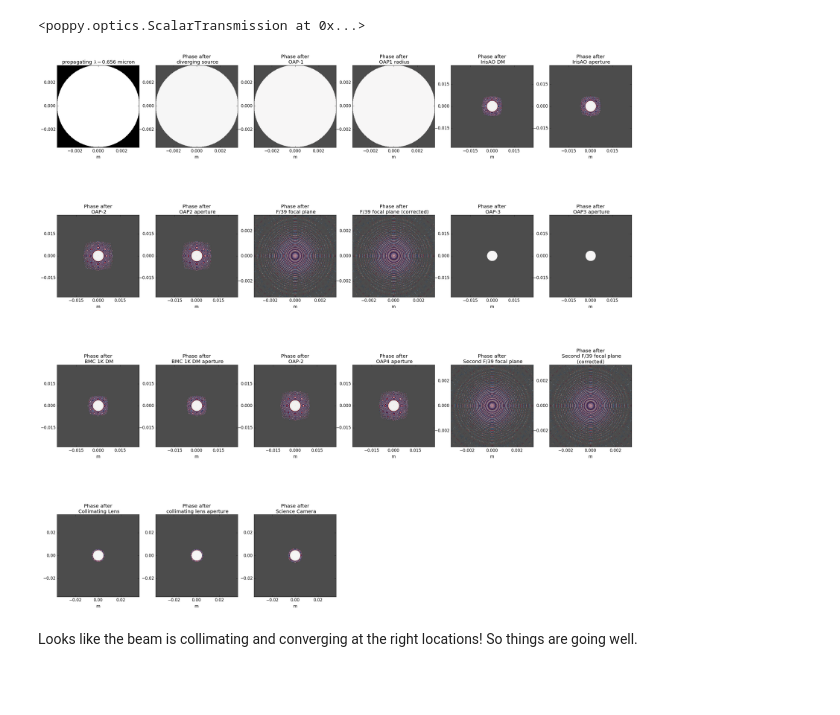
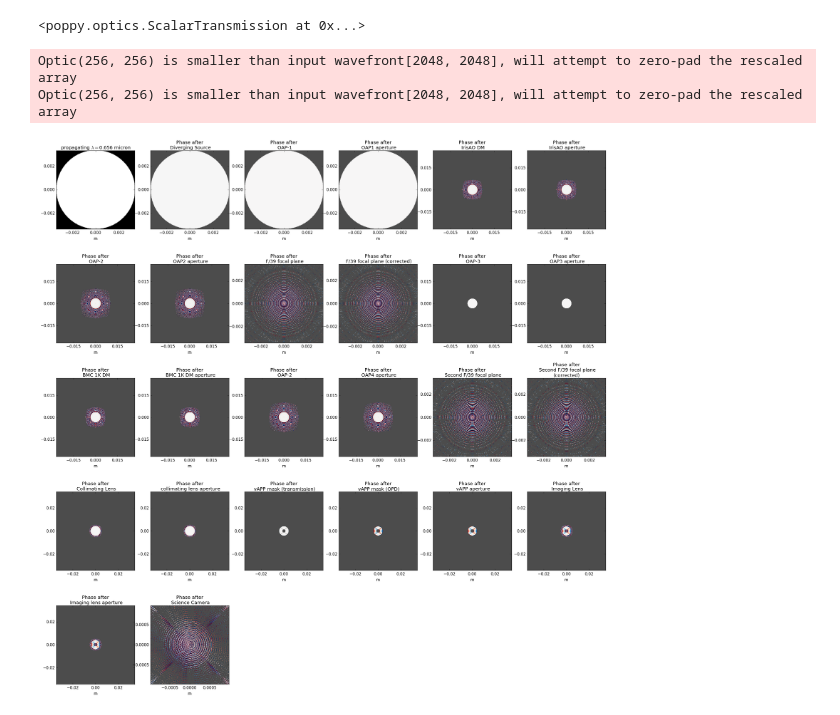
Before and after one commit to jlumbres/UAWFSTB, a Jupyter notebook: UAWFStestbed_phase1_noAberration.ipynb, the cells around one changed output. Cells and saved outputs as stored; diff of their text form; code cells hidden in the pictures; blank space fills up the shorter version.

Commit message:
Updated entrance pupil diameter; added imaging lens, vAPP masks; provide vAPP PSF at end

```diff
--- a/UAWFStestbed_phase1_noAberration.ipynb
+++ b/UAWFStestbed_phase1_noAberration.ipynb
@@ -108,8 +91,26 @@ def surfFITS(file_loc, optic_type, opdunit, name):
+# %%
+vapp_phase_data = fits.open('data/coronagraph/MagAOx_256x256_phase_nograting.fits')[0].data
+vapp_aperture_data = fits.open('data/coronagraph/MagAOx_256x256_amp.fits')[0].data
+
+vAPP_folder = 'data/coronagraph/'
+vAPP_diam = 0.0086 # units: meters. Kelsey selected 8.6mm beam diameter at vAPP.
+vAPP_pixelscl = vAPP_diam/samp # vAPP is sized to whatever the sampling is set.
+
+vapp_opd_surf_data = 1*(halpha.value/(2*np.pi))*vapp_phase_data*vapp_aperture_data
+vAPP_opd_filename = 'vAPP_opd_mask_1PSF_256'
+mf.writeOPDfile(vapp_opd_surf_data, vAPP_pixelscl, vAPP_folder + vAPP_opd_filename + '.fits')
+
+vAPP_trans_filename = 'vAPP_trans_mask_1PSF_256'
+mf.writeTRANSfile(vapp_aperture_data, vAPP_pixelscl, vAPP_folder + vAPP_trans_filename + '.fits')
 # %% [markdown]
 Pass in all the required surfaces from FITS files
 # %%
-pupil = surfFITS(file_loc='data/MagAOX_f11_pupil_256_unmasked.fits', optic_type='trans', opdunit='none',
-                 name='MagAO-X Pupil (unmasked)')
+#pupil = mf.surfFITS(file_loc='data/MagAOX_f11_pupil_256_unmasked.fits', optic_type='trans', opdunit='none',
+#                 name='MagAO-X Pupil (unmasked)')
+vapp_opd = mf.surfFITS(file_loc=vAPP_folder+vAPP_opd_filename+'.fits', optic_type='opd', opdunit='meters',
+                      name='vAPP mask (OPD)')
+vapp_trans = mf.surfFITS(file_loc=vAPP_folder+vAPP_trans_filename+'.fits', optic_type='trans', opdunit='none',
+                      name='vAPP mask (transmission)')
 # %% [markdown]
 # Build Testbed optical system to first F/39 focal plane
 # %%
@@ -125,7 +126,7 @@ uawfstb.add_optic(diverge_source)
 
 # Add in OAP1
 uawfstb.add_optic(OAP1) # I don't understand why, but there doesn't need to be a distance here.
-uawfstb.add_optic(poppy.CircularAperture(radius=oap_radius,name="OAP1 radius"))
+uawfstb.add_optic(poppy.CircularAperture(radius=oap_radius,name="OAP1 aperture"))
 # Light should be collimated at this point
 
 # Add in IrisAO DM, just a "perfect" mirror
@@ -217,19 +218,26 @@ uawfstb.add_optic(poppy.CircularAperture(radius=colLens_radius,name="collimating
 # Light should be collimating at this point
 
 # Add in vAPP mask here, but I don't know the distance, so ignoring for now
+uawfstb.add_optic(vapp_trans, distance=d_colLens_vAPP)
+uawfstb.add_optic(vapp_opd)
+uawfstb.add_optic(poppy.CircularAperture(radius=vAPP_diam/2*u.m,name="vAPP aperture"))
 
-# Add in the location of the camera, just to show that the beam coming into the camera is collimated.
+# Add in imaging lens
+uawfstb.add_optic(imgLens, distance=d_vAPP_imgLens)
+uawfstb.add_optic(poppy.CircularAperture(radius=imgLens_radius,name='Imaging lens aperture'))
+
+# Add in the location of the camera for science PSF
 uawfstb.add_optic(poppy.ScalarTransmission(planetype=PlaneType.intermediate, name="Science Camera"),
-                                            distance=0.05 * u.m) # 50mm distance from colLens
+                                            distance=d_imgLens_camera) # 50mm distance from colLens
 # %% [output]
 <poppy.optics.ScalarTransmission at 0x...>
 # %%
 matplotlib.rcParams["font.size"]=12
 plt.figure(figsize=[30,30])
-pplane_psf, pplane_wfs = uawfstb.calcPSF(wavelength=halpha,
+sciplane_psf, sciplane_wfs = uawfstb.calcPSF(wavelength=halpha,
                                         display_intermediates=True,
                                         return_intermediates=True)
 # %% [output]
+Optic(256, 256) is smaller than input wavefront[2048, 2048], will attempt to zero-pad the rescaled array
+Optic(256, 256) is smaller than input wavefront[2048, 2048], will attempt to zero-pad the rescaled array
-[figure, old version]
+[figure, new version]
-# %% [markdown]
-Looks like the beam is collimating and converging at the right locations! So things are going well.
```
Also changed, not shown: parts of 10 cells of this notebook.
